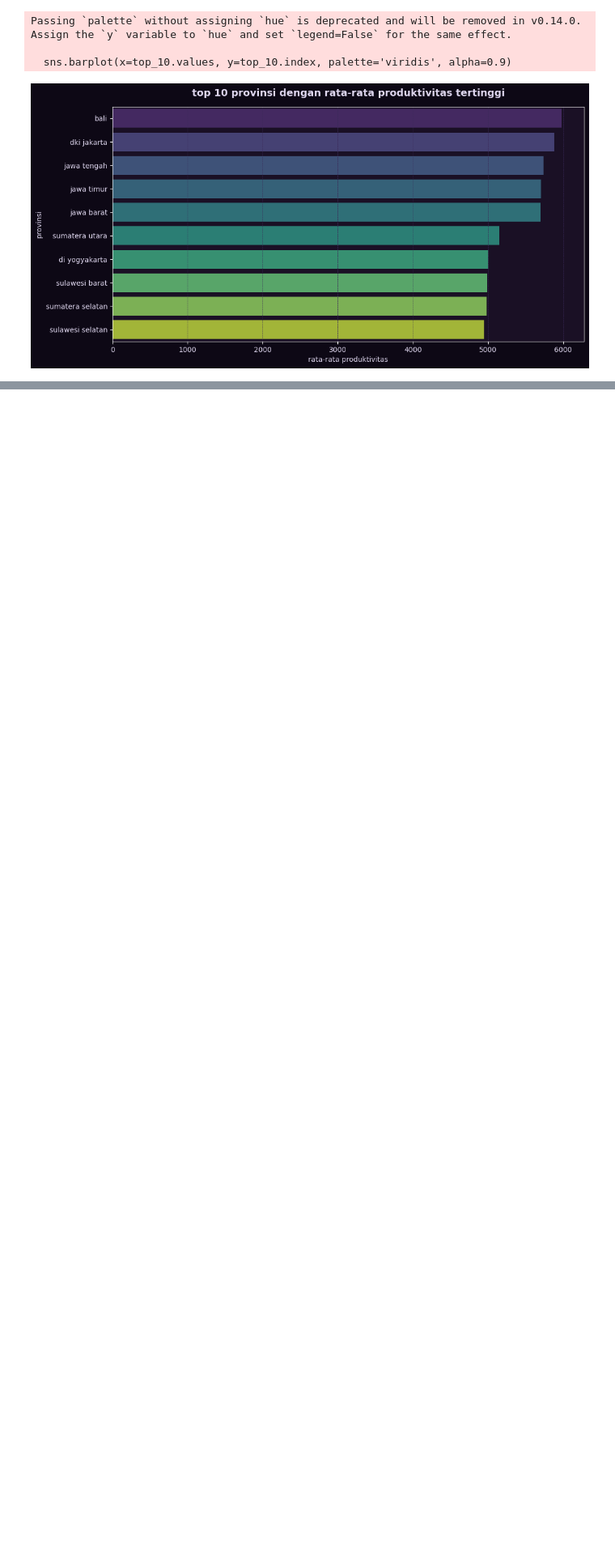
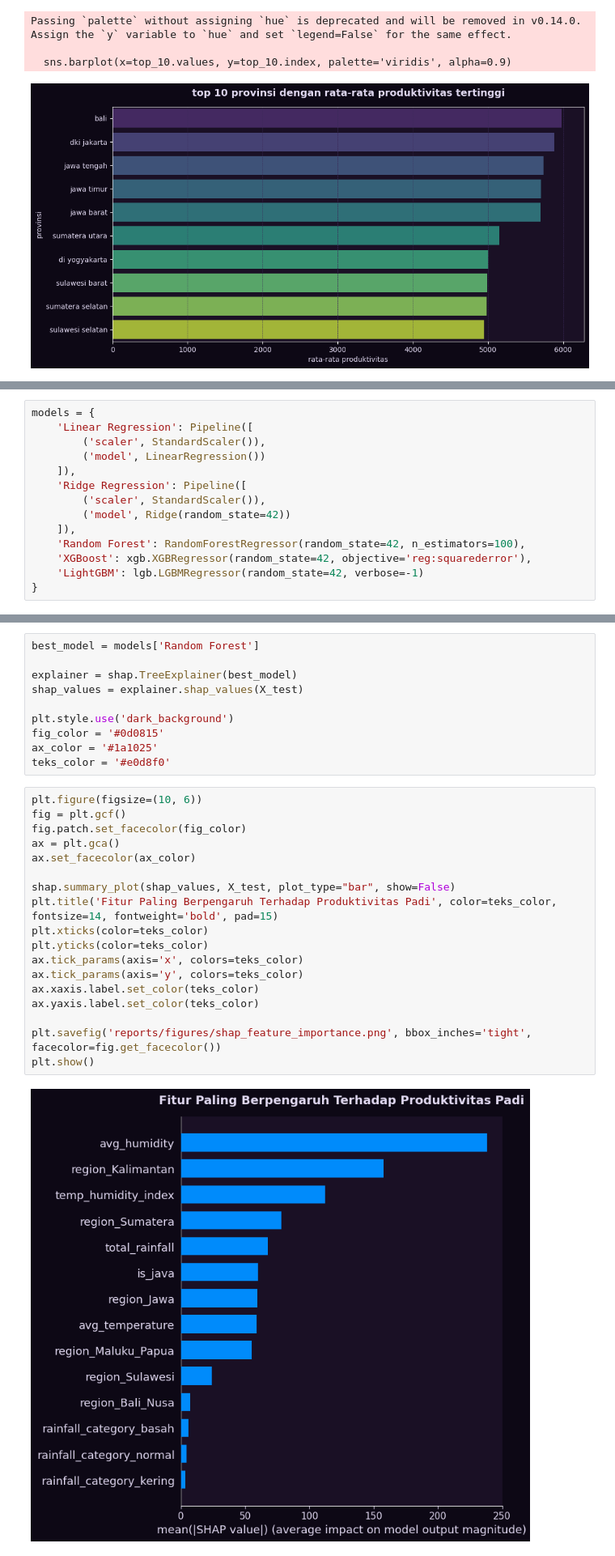
Before and after one commit to melinda-ab/prediksi-kondisi-cuaca-optimal-untuk-bertanam, a Jupyter notebook: main.ipynb, the cells around one changed output, grey strips where cells are left out. Shown at 81% size. Saved outputs shown, nothing was run; the diff lists cells and outputs as text; blank space fills up the shorter version.

```diff
--- a/main.ipynb
+++ b/main.ipynb
@@ -485,0 +540,14 @@ Passing `palette` without assigning `hue` is deprecated and will be removed in v
+# %%
+models = {
+    'Linear Regression': Pipeline([
+        ('scaler', StandardScaler()),
+        ('model', LinearRegression())
+    ]),
+    'Ridge Regression': Pipeline([
+        ('scaler', StandardScaler()),
+        ('model', Ridge(random_state=42))
+    ]),
+    'Random Forest': RandomForestRegressor(random_state=42, n_estimators=100),
+    'XGBoost': xgb.XGBRegressor(random_state=42, objective='reg:squarederror'),
+    'LightGBM': lgb.LGBMRegressor(random_state=42, verbose=-1)
+}
@@ -485,0 +671,30 @@ Passing `palette` without assigning `hue` is deprecated and will be removed in v
+# %%
+best_model = models['Random Forest']
+
+explainer = shap.TreeExplainer(best_model)
+shap_values = explainer.shap_values(X_test)
+
+plt.style.use('dark_background')
+fig_color = '#0d0815'
+ax_color = '#1a1025'
+teks_color = '#e0d8f0'
+# %%
+plt.figure(figsize=(10, 6))
+fig = plt.gcf()
+fig.patch.set_facecolor(fig_color)
+ax = plt.gca()
+ax.set_facecolor(ax_color)
+
+shap.summary_plot(shap_values, X_test, plot_type="bar", show=False)
+plt.title('Fitur Paling Berpengaruh Terhadap Produktivitas Padi', color=teks_color, fontsize=14, fontweight='bold', pad=15)
+plt.xticks(color=teks_color)
+plt.yticks(color=teks_color)
+ax.tick_params(axis='x', colors=teks_color)
+ax.tick_params(axis='y', colors=teks_color)
+ax.xaxis.label.set_color(teks_color)
+ax.yaxis.label.set_color(teks_color)
+
+plt.savefig('reports/figures/shap_feature_importance.png', bbox_inches='tight', facecolor=fig.get_facecolor())
+plt.show()
+# %% [output]
+[figure, added]
```
Also changed, not shown: parts of 20 cells of this notebook.
